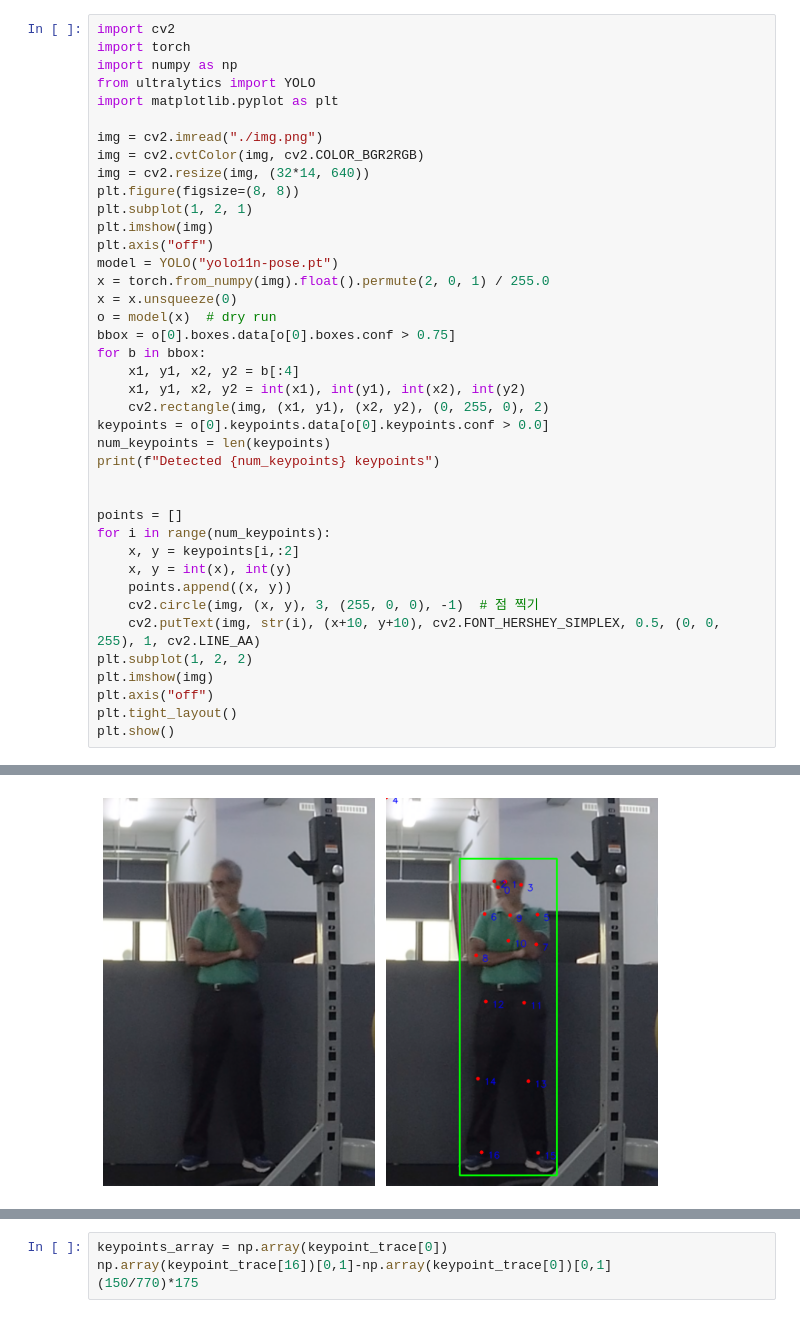
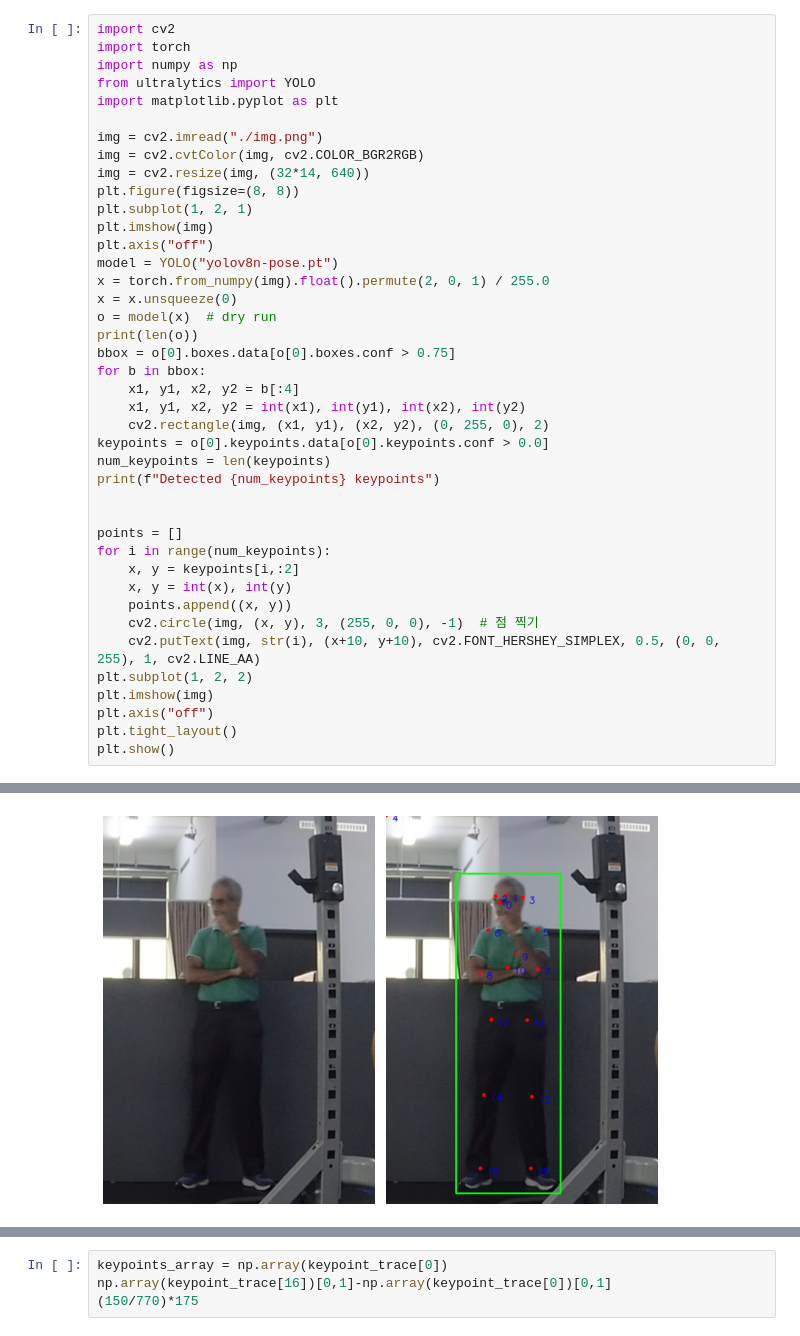
Before and after one commit to leekichang/gym-analytics, a Jupyter notebook: yolo.ipynb, the cells around one changed output, grey strips where cells are left out. Cells and saved outputs as stored; diff of their text form.

```diff
--- a/yolo.ipynb
+++ b/yolo.ipynb
@@ -12,10 +12,11 @@ plt.figure(figsize=(8, 8))
 plt.subplot(1, 2, 1)
 plt.imshow(img)
 plt.axis("off")
-model = YOLO("yolo11n-pose.pt")
+model = YOLO("yolov8n-pose.pt")
 x = torch.from_numpy(img).float().permute(2, 0, 1) / 255.0
 x = x.unsqueeze(0)
 o = model(x)  # dry run
+print(len(o))
 bbox = o[0].boxes.data[o[0].boxes.conf > 0.75]
 for b in bbox:
     x1, y1, x2, y2 = b[:4]
@@ -44,5 +46,5 @@ Speed: 1.2ms preprocess, 13.3ms inference, 2.7ms postprocess per image at shape
 Detected 17 keypoints
-[figure, old version]
+[figure, new version]
 # %%
 label2key = {0:"Nose",
              1:"Left Eye",
```
Also changed, not shown: parts of 12 cells of this notebook.
